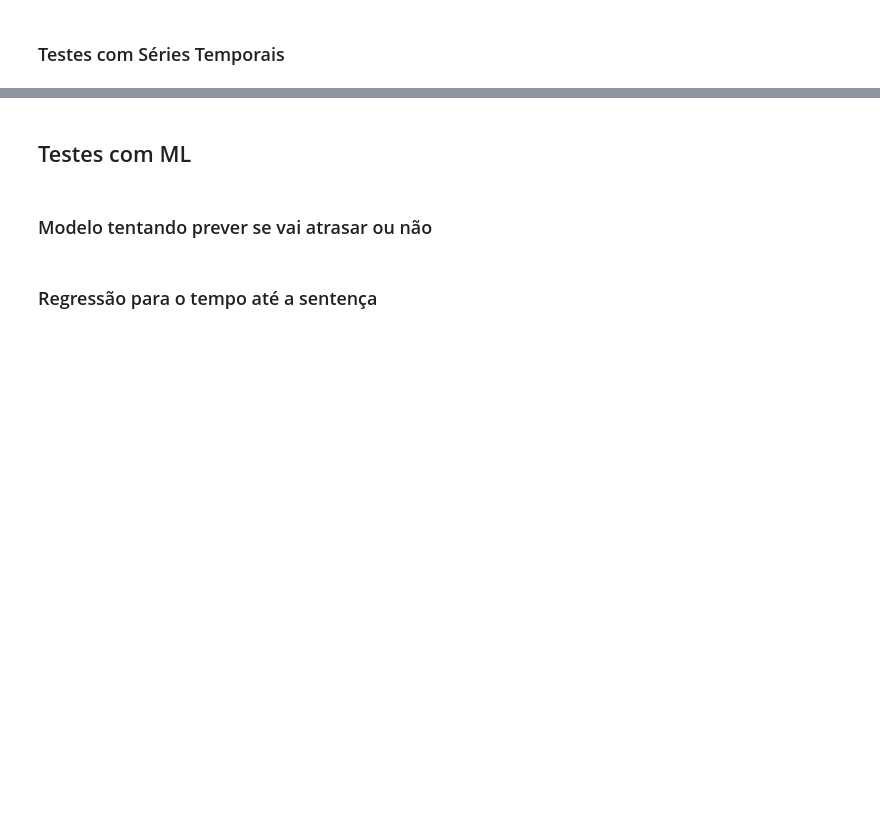
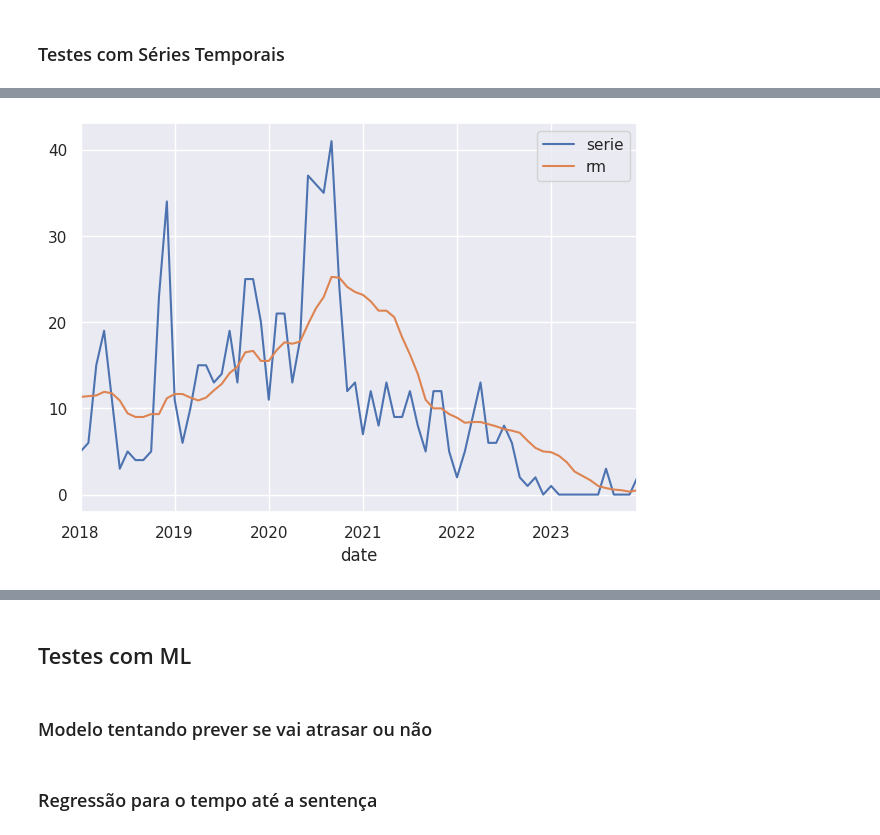
Before and after one commit to jeffersonduartebr/tcc_cesar, a Jupyter notebook: calcular_datas.ipynb, the cells around one changed output, grey strips where cells are left out. Saved outputs shown, nothing was run; the diff lists cells and outputs as text; code cells hidden in the pictures; blank space fills up the shorter version.

```diff
--- a/calcular_datas.ipynb
+++ b/calcular_datas.ipynb
@@ -388,0 +447,4 @@ def show_tendencia(ts, rm_size):
+# %%
+show_tendencia(serie_ajuizamentos, 12)
+# %% [output]
+[figure, added]
```
Also changed, not shown: parts of 20 cells of this notebook, 2 other files.
